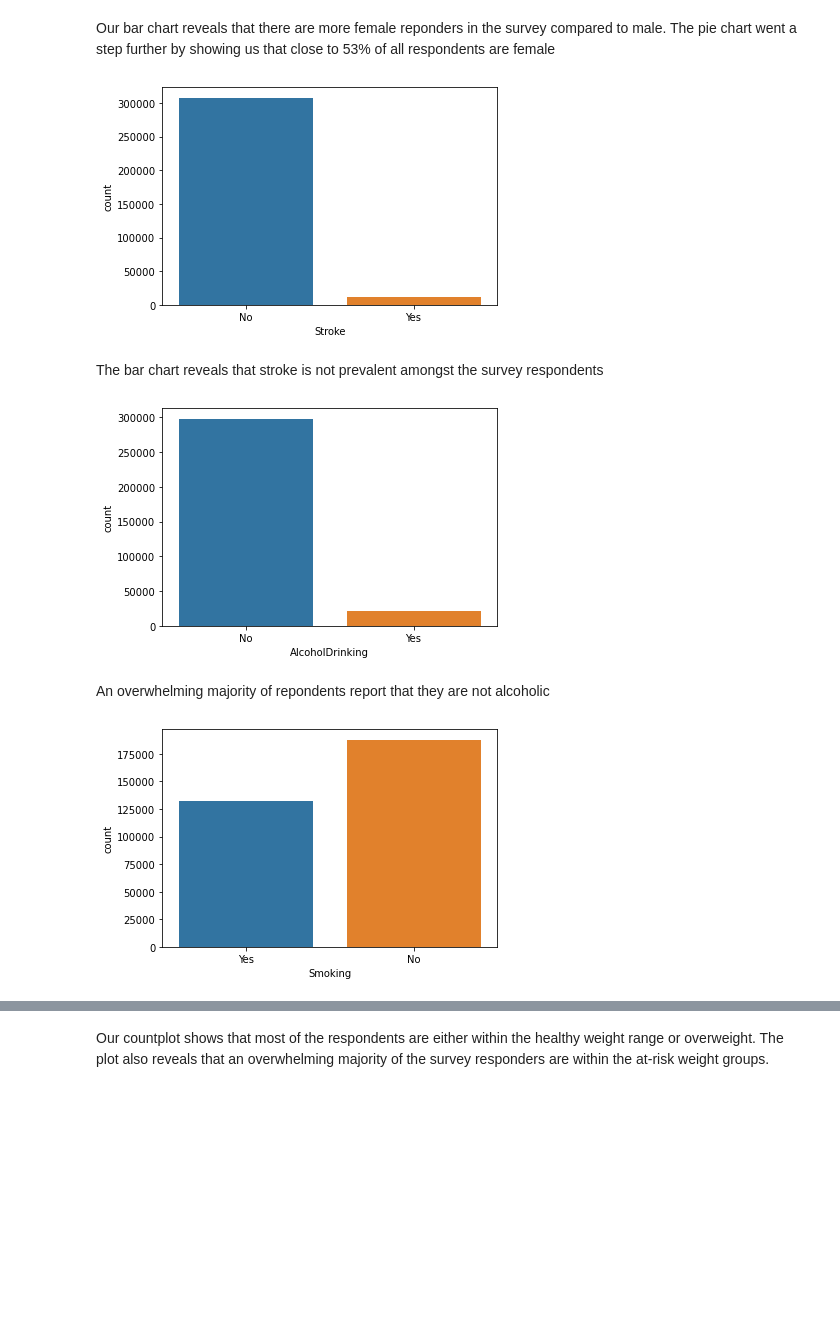
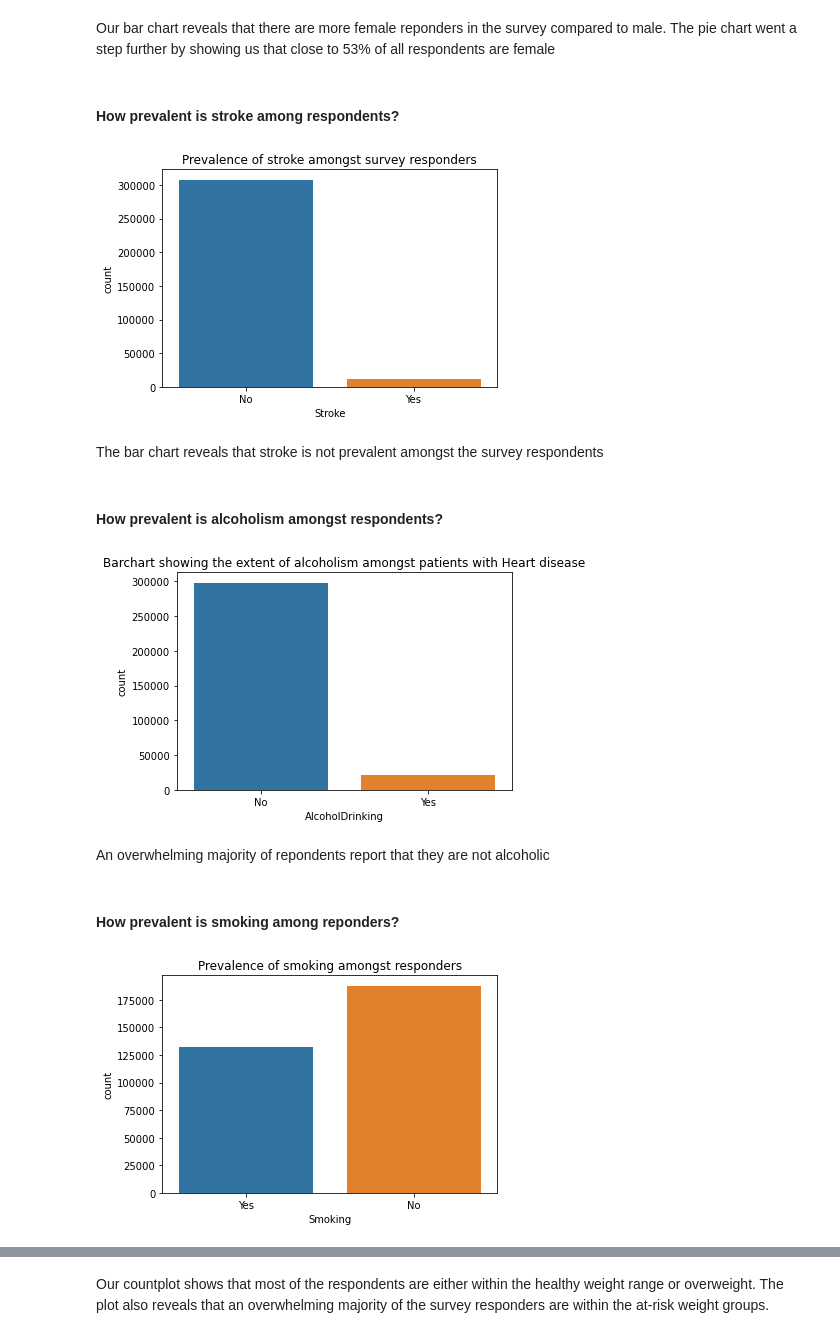
Before and after one commit to HuzaifaImam/Heart-disease-personal-indicators, a Jupyter notebook: Personal key indicators for heart disease.ipynb, the cells around one changed output, grey strips where cells are left out. Cells and saved outputs as stored; diff of their text form; code cells hidden in the pictures; blank space fills up the shorter version.

```diff
--- a/Personal key indicators for heart disease.ipynb
+++ b/Personal key indicators for heart disease.ipynb
@@ -176,26 +183,35 @@ male_vs_female.plot(kind='pie', autopct='%.2f', figsize=(6, 6));
 [figure]
 # %% [markdown]
 Our bar chart reveals that there are more female reponders in the survey compared to male. The pie chart went a step further by showing us that close to 53% of all respondents are female
+# %% [markdown]
+#### How prevalent is stroke among respondents?
 # %%
 #Another important thing to look at is the number of people whom have had a stroke and those who have not had a stroke,
 # we will investigate this using a countplot also
 
-sb.countplot(data=heart_disease_df, x='Stroke');
+sb.countplot(data=heart_disease_df, x='Stroke')
+plt.title('Prevalence of stroke amongst survey responders');
 # %% [output]
-[figure, old version]
+[figure, new version]
 # %% [markdown]
 The bar chart reveals that stroke is not prevalent amongst the survey respondents
+# %% [markdown]
+#### How prevalent is alcoholism amongst respondents?
 # %%
 #An important predictor for heart disease is alcoholism, let's take a look at our dataset and visualise
 #how many respondents are alcoholic
 
-sb.countplot(data=heart_disease_df, x='AlcoholDrinking');
+sb.countplot(data=heart_disease_df, x='AlcoholDrinking')
+plt.title('Barchart showing the extent of alcoholism amongst patients with Heart disease');
 # %% [output]
-[figure, old version]
+[figure, new version]
 # %% [markdown]
 An overwhelming majority of repondents report that they are not alcoholic
+# %% [markdown]
+#### How prevalent is smoking among reponders?
 # %%
 #Another important predictor for heart disease is smoking, lets take a look at our dataset and see the proportion of patients that smoke
-sb.countplot(data=heart_disease_df, x='Smoking');
+sb.countplot(data=heart_disease_df, x='Smoking')
+plt.title('Prevalence of smoking amongst responders');
 # %% [output]
-[figure, old version]
+[figure, new version]
```
Also changed, not shown: parts of 38 cells of this notebook, 8 other files.
